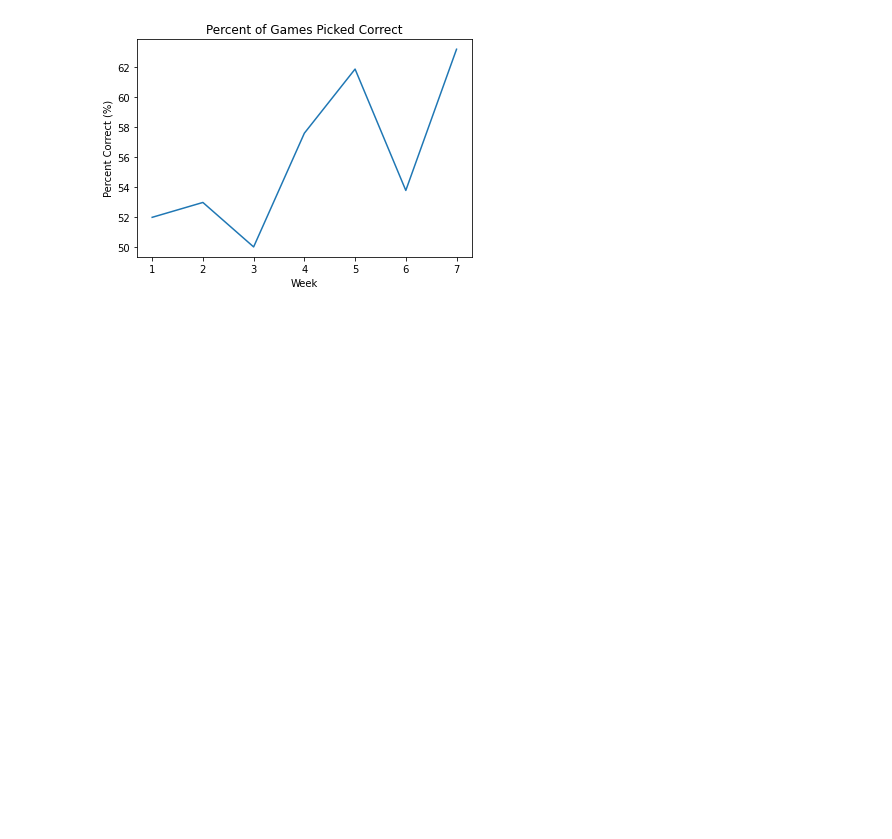
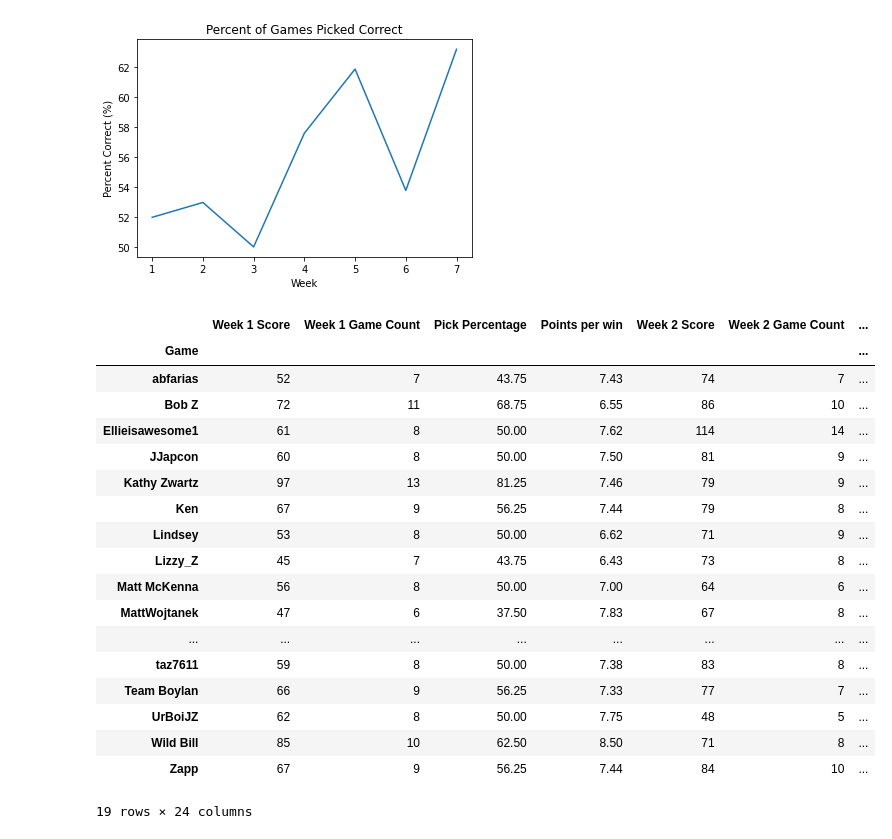
Before and after one commit to michaelzwartz/Confidence-pool, a Jupyter notebook: pool_notebook.ipynb, the cells around one changed output. Saved outputs shown, nothing was run; the diff lists cells and outputs as text; code cells hidden in the pictures; blank space fills up the shorter version.

```diff
--- a/pool_notebook.ipynb
+++ b/pool_notebook.ipynb
@@ -33,19 +138,19 @@ week7_tot = totals(week7)
 
 #create stats df with total points and picks
 #also redefine index to username
-week1_stats = week1_tot[['Game', 'Score', 'Game Count']][4:]
+week1_stats = week1_tot[['Game', 'Score', 'Game Count', 'Pick Percentage', 'Points per win']][4:]
 week1_stats.set_index('Game', inplace=True)
-week2_stats = week2_tot[['Game', 'Score', 'Game Count']][4:]
+week2_stats = week2_tot[['Game', 'Score', 'Game Count', 'Pick Percentage', 'Points per win']][4:]
 week2_stats.set_index('Game', inplace=True)
-week3_stats = week3_tot[['Game', 'Score', 'Game Count']][4:]
+week3_stats = week3_tot[['Game', 'Score', 'Game Count', 'Pick Percentage', 'Points per win']][4:]
 week3_stats.set_index('Game', inplace=True)
-week4_stats = week4_tot[['Game', 'Score', 'Game Count']][4:]
+week4_stats = week4_tot[['Game', 'Score', 'Game Count', 'Pick Percentage', 'Points per win']][4:]
 week4_stats.set_index('Game', inplace=True)
-week5_stats = week5_tot[['Game', 'Score', 'Game Count']][4:]
+week5_stats = week5_tot[['Game', 'Score', 'Game Count', 'Pick Percentage', 'Points per win']][4:]
 week5_stats.set_index('Game', inplace=True)
-week6_stats = week6_tot[['Game', 'Score', 'Game Count']][4:]
+week6_stats = week6_tot[['Game', 'Score', 'Game Count', 'Pick Percentage', 'Points per win']][4:]
 week6_stats.set_index('Game', inplace=True)
-week7_stats = week7_tot[['Game', 'Score', 'Game Count']][4:]
+week7_stats = week7_tot[['Game', 'Score', 'Game Count', 'Pick Percentage', 'Points per win']][4:]
 week7_stats.set_index('Game', inplace=True)
 
 #create season total df
@@ -165,8 +294,29 @@ Text(0.5, 0, 'Week')
 # %%
 #create weely totals df to track totals each week
 weekly_totals = pd.concat([week1_stats.rename(columns={"Score": "Week 1 Score", "Game Count": "Week 1 Game Count"}),
  week2_stats.rename(columns={"Score": "Week 2 Score", "Game Count": "Week 2 Game Count"})], axis=1)
 weekly_totals = pd.concat([weekly_totals, week3_stats.rename(columns={"Score": "Week 3 Score", "Game Count": "Week 3 Game Count"})], axis=1)
 weekly_totals = pd.concat([weekly_totals, week4_stats.rename(columns={"Score": "Week 4 Score", "Game Count": "Week 4 Game Count"})], axis=1)
 weekly_totals = pd.concat([weekly_totals, week5_stats.rename(columns={"Score": "Week 5 Score", "Game Count": "Week 5 Game Count"})], axis=1)
 weekly_totals = pd.concat([weekly_totals, week6_stats.rename(columns={"Score": "Week 6 Score", "Game Count": "Week 6 Game Count"})], axis=1)
+weekly_totals
+# %% [output]
+|  | Week 1 Score | Week 1 Game Count | Pick Percentage | Points per win | Week 2 Score | Week 2 Game Count | ... |
+| Game |  |  |  |  |  |  | ... |
+| abfarias | 52 | 7 | 43.75 | 7.43 | 74 | 7 | ... |
+| Bob Z | 72 | 11 | 68.75 | 6.55 | 86 | 10 | ... |
+| Ellieisawesome1 | 61 | 8 | 50.00 | 7.62 | 114 | 14 | ... |
+| JJapcon | 60 | 8 | 50.00 | 7.50 | 81 | 9 | ... |
+| Kathy Zwartz | 97 | 13 | 81.25 | 7.46 | 79 | 9 | ... |
+| Ken | 67 | 9 | 56.25 | 7.44 | 79 | 8 | ... |
+| Lindsey | 53 | 8 | 50.00 | 6.62 | 71 | 9 | ... |
+| Lizzy_Z | 45 | 7 | 43.75 | 6.43 | 73 | 8 | ... |
+| Matt McKenna | 56 | 8 | 50.00 | 7.00 | 64 | 6 | ... |
+| MattWojtanek | 47 | 6 | 37.50 | 7.83 | 67 | 8 | ... |
+| ... | ... | ... | ... | ... | ... | ... | ... |
+| taz7611 | 59 | 8 | 50.00 | 7.38 | 83 | 8 | ... |
+| Team Boylan | 66 | 9 | 56.25 | 7.33 | 77 | 7 | ... |
+| UrBoiJZ | 62 | 8 | 50.00 | 7.75 | 48 | 5 | ... |
+| Wild Bill | 85 | 10 | 62.50 | 8.50 | 71 | 8 | ... |
+| Zapp | 67 | 9 | 56.25 | 7.44 | 84 | 10 | ... |
+19 rows × 24 columns
```
Also changed, not shown: parts of 4 cells of this notebook.
